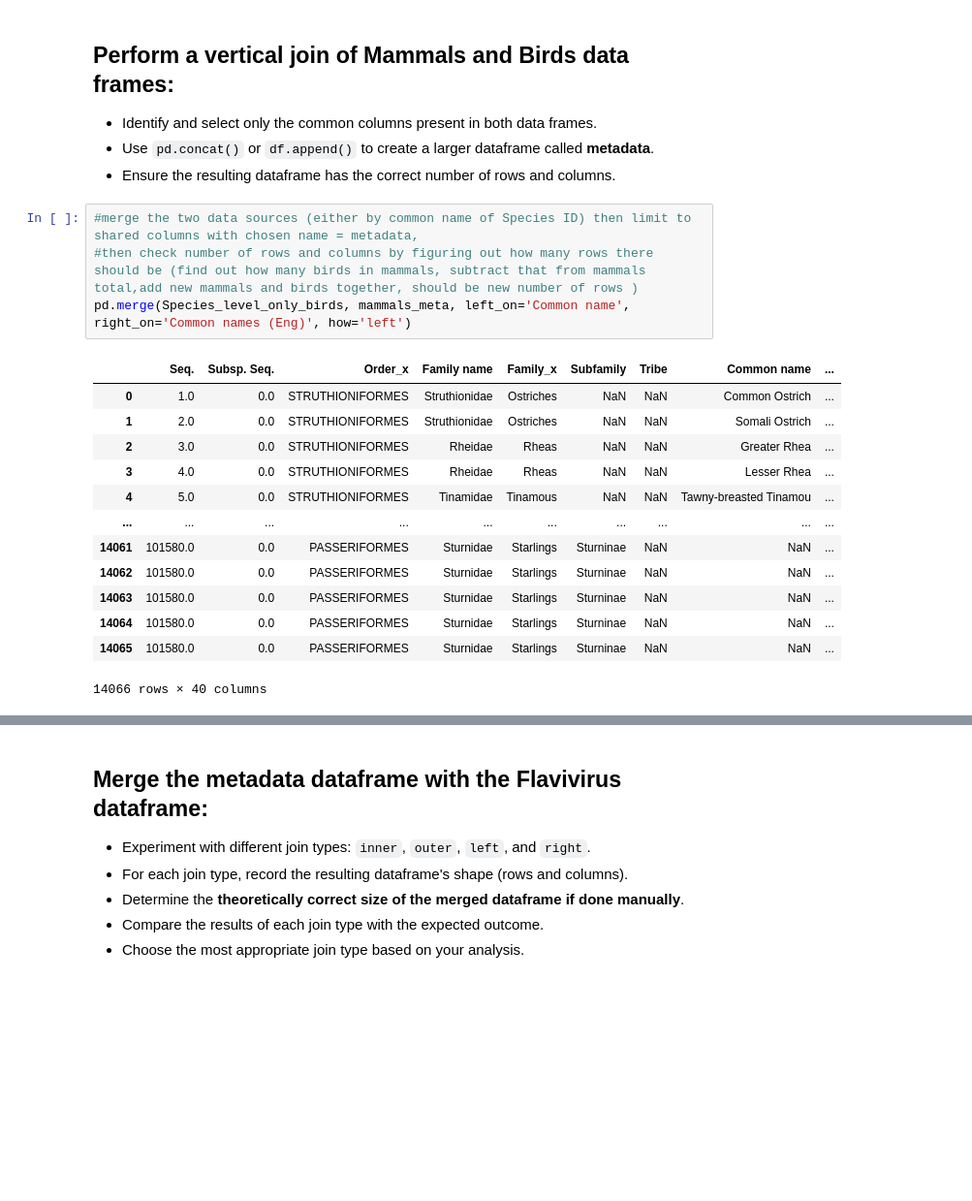
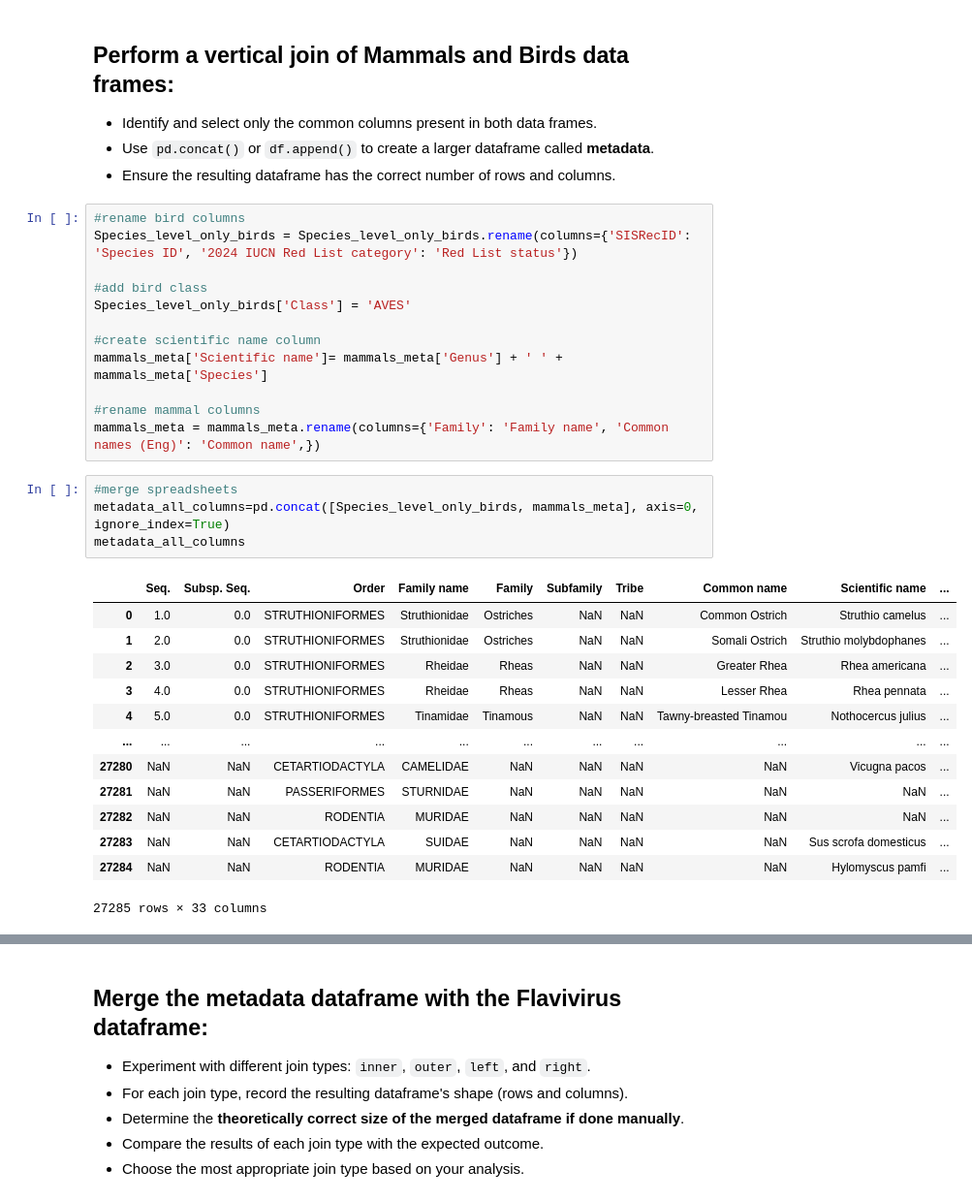
Before and after one commit to smlicciardello-svg/MPM_200_Licciardello, a Jupyter notebook: Code/assignment_9_database_management.ipynb, the cells around one changed output, grey strips where cells are left out. Shown at 97% size. Saved outputs shown, nothing was run; the diff lists cells and outputs as text; blank space fills up the shorter version.

```diff
--- a/Code/assignment_9_database_management.ipynb
+++ b/Code/assignment_9_database_management.ipynb
@@ -248,21 +315,33 @@ The main objective of this exercise is to create a comprehensive database by com
 * Identify and select only the common columns present in both data frames.
 * Use `pd.concat()` or `df.append()` to create a larger dataframe called **metadata**.
 * Ensure the resulting dataframe has the correct number of rows and columns.
-# %%
-#merge the two data sources (either by common name of Species ID) then limit to shared columns with chosen name = metadata,
-#then check number of rows and columns by figuring out how many rows there should be (find out how many birds in mammals, subtract that from mammals total,add new mammals and birds together, should be new number of rows )
-pd.merge(Species_level_only_birds, mammals_meta, left_on='Common name', right_on='Common names (Eng)', how='left')
-# %% [output]
-|  | Seq. | Subsp. Seq. | Order_x | Family name | Family_x | Subfamily | Tribe | Common name | ... |
-| 0 | 1.0 | 0.0 | STRUTHIONIFORMES | Struthionidae | Ostriches | NaN | NaN | Common Ostrich | ... |
-| 1 | 2.0 | 0.0 | STRUTHIONIFORMES | Struthionidae | Ostriches | NaN | NaN | Somali Ostrich | ... |
-| 2 | 3.0 | 0.0 | STRUTHIONIFORMES | Rheidae | Rheas | NaN | NaN | Greater Rhea | ... |
-| 3 | 4.0 | 0.0 | STRUTHIONIFORMES | Rheidae | Rheas | NaN | NaN | Lesser Rhea | ... |
-| 4 | 5.0 | 0.0 | STRUTHIONIFORMES | Tinamidae | Tinamous | NaN | NaN | Tawny-breasted Tinamou | ... |
-| ... | ... | ... | ... | ... | ... | ... | ... | ... | ... |
-| 14061 | 101580.0 | 0.0 | PASSERIFORMES | Sturnidae | Starlings | Sturninae | NaN | NaN | ... |
-| 14062 | 101580.0 | 0.0 | PASSERIFORMES | Sturnidae | Starlings | Sturninae | NaN | NaN | ... |
-| 14063 | 101580.0 | 0.0 | PASSERIFORMES | Sturnidae | Starlings | Sturninae | NaN | NaN | ... |
-| 14064 | 101580.0 | 0.0 | PASSERIFORMES | Sturnidae | Starlings | Sturninae | NaN | NaN | ... |
-| 14065 | 101580.0 | 0.0 | PASSERIFORMES | Sturnidae | Starlings | Sturninae | NaN | NaN | ... |
-14066 rows × 40 columns
+# %%
+#rename bird columns
+Species_level_only_birds = Species_level_only_birds.rename(columns={'SISRecID': 'Species ID', '2024 IUCN Red List category': 'Red List status'})
+
+#add bird class
+Species_level_only_birds['Class'] = 'AVES'
+
+#create scientific name column
+mammals_meta['Scientific name']= mammals_meta['Genus'] + ' ' + mammals_meta['Species']
+
+#rename mammal columns
+mammals_meta = mammals_meta.rename(columns={'Family': 'Family name', 'Common names (Eng)': 'Common name',})
+# %%
+#merge spreadsheets
+metadata_all_columns=pd.concat([Species_level_only_birds, mammals_meta], axis=0, ignore_index=True)
+metadata_all_columns
+# %% [output]
+|  | Seq. | Subsp. Seq. | Order | Family name | Family | Subfamily | Tribe | Common name | Scientific name | ... |
+| 0 | 1.0 | 0.0 | STRUTHIONIFORMES | Struthionidae | Ostriches | NaN | NaN | Common Ostrich | Struthio camelus | ... |
+| 1 | 2.0 | 0.0 | STRUTHIONIFORMES | Struthionidae | Ostriches | NaN | NaN | Somali Ostrich | Struthio molybdophanes | ... |
+| 2 | 3.0 | 0.0 | STRUTHIONIFORMES | Rheidae | Rheas | NaN | NaN | Greater Rhea | Rhea americana | ... |
+| 3 | 4.0 | 0.0 | STRUTHIONIFORMES | Rheidae | Rheas | NaN | NaN | Lesser Rhea | Rhea pennata | ... |
+| 4 | 5.0 | 0.0 | STRUTHIONIFORMES | Tinamidae | Tinamous | NaN | NaN | Tawny-breasted Tinamou | Nothocercus julius | ... |
+| ... | ... | ... | ... | ... | ... | ... | ... | ... | ... | ... |
+| 27280 | NaN | NaN | CETARTIODACTYLA | CAMELIDAE | NaN | NaN | NaN | NaN | Vicugna pacos | ... |
+| 27281 | NaN | NaN | PASSERIFORMES | STURNIDAE | NaN | NaN | NaN | NaN | NaN | ... |
+| 27282 | NaN | NaN | RODENTIA | MURIDAE | NaN | NaN | NaN | NaN | NaN | ... |
+| 27283 | NaN | NaN | CETARTIODACTYLA | SUIDAE | NaN | NaN | NaN | NaN | Sus scrofa domesticus | ... |
+| 27284 | NaN | NaN | RODENTIA | MURIDAE | NaN | NaN | NaN | NaN | Hylomyscus pamfi | ... |
+27285 rows × 33 columns
```
Also changed, not shown: parts of 23 cells of this notebook.
